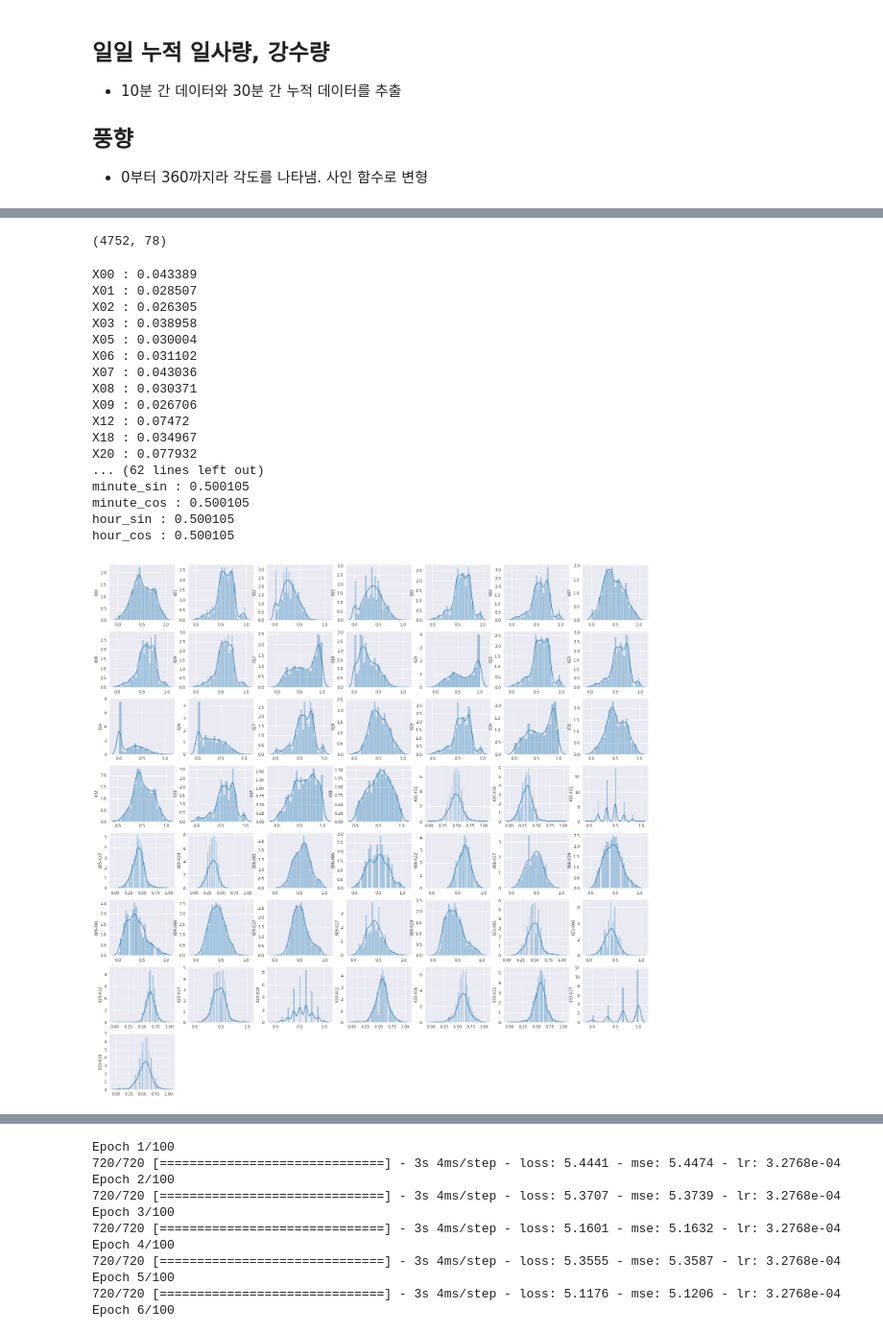
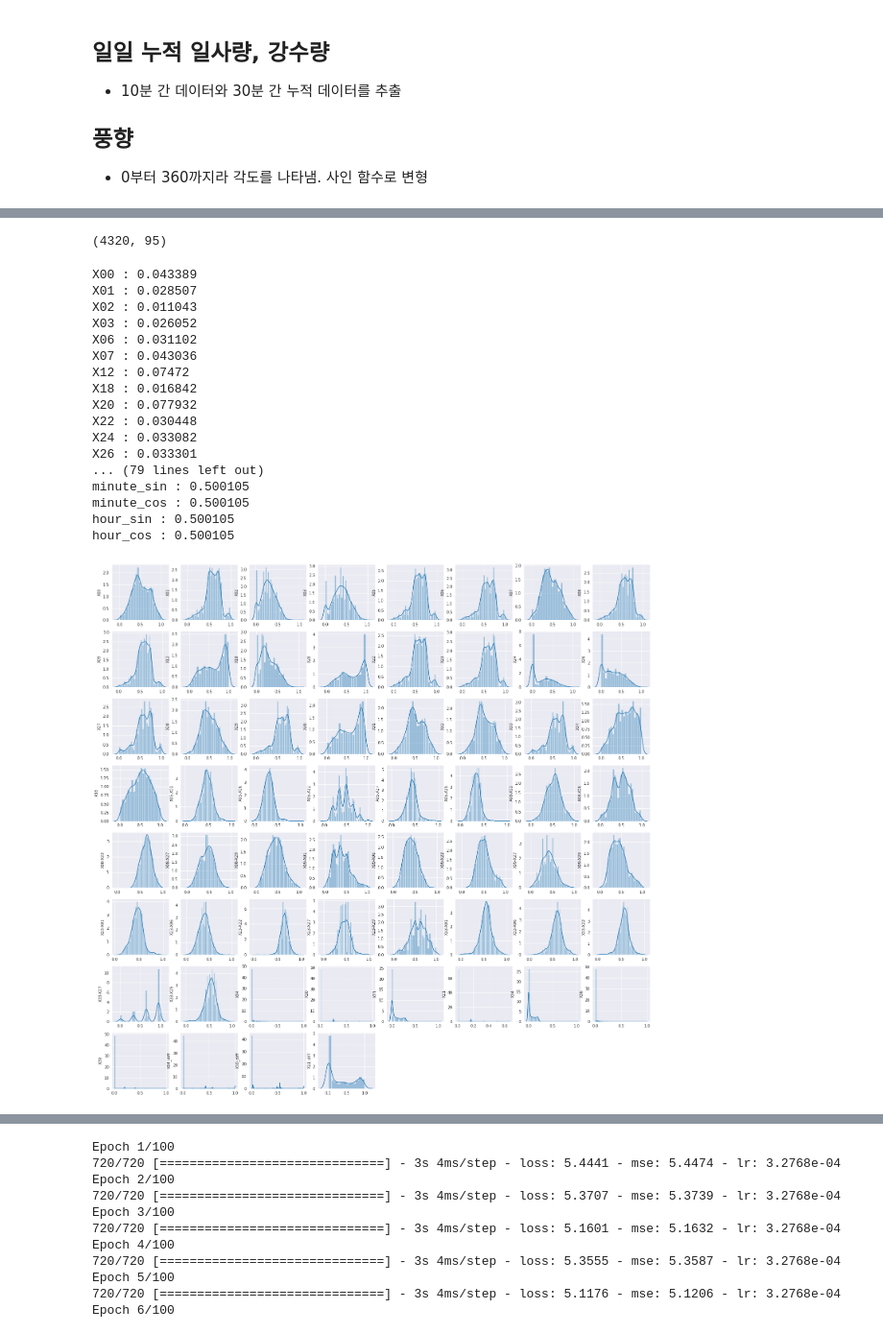
Before and after one commit to GyuYoungCho/machine_learning_Data_analysis, a Jupyter notebook: Dacon/temperture3.ipynb, the cells around one changed output, grey strips where cells are left out. Shown at 96% size. Cells and saved outputs as stored; diff of their text form; code cells hidden in the pictures.

```diff
--- a/Dacon/temperture3.ipynb
+++ b/Dacon/temperture3.ipynb
@@ -27,7 +27,6 @@ import matplotlib.pyplot as plt
 import numpy as np
 import seaborn as sns
 from sklearn.preprocessing import StandardScaler
-from sklearn.preprocessing import OneHotEncoder
 import lightgbm as lgb
 from sklearn.ensemble import RandomForestRegressor
 from sklearn.model_selection import cross_val_score
@@ -49,32 +48,38 @@ for col in df.columns:
   else:
     df[col] = df[col].astype(np.float32)
 
-df[["X02", "X03", "X18", "X24", "X26"]] = np.log(df[["X02", "X03", "X18", "X24", "X26"]]+2)
+# df[["X02", "X03", "X18", "X24", "X26"]] = np.log(df[["X02", "X03", "X18", "X24", "X26"]]+2)
 df_dew = df[["X05","X08","X09","X23","X33"]]
 df_dew1 = df[["X01","X06","X22","X27","X29"]]
 
 df_atm = pd.DataFrame()
 for col1 in df_dew.columns:
   for col2 in df_dew1.columns:
-    df[col1+"-"+col2] = df_dew[col1] - df_dew1[col2]
-# df.drop(df_dew.columns,axis=1,inplace=True)
+    df[col1+" / "+col2] = df_dew[col1] / df_dew1[col2]
+    df[col1+" - "+col2] = df_dew[col1] - df_dew1[col2]
+df["sea_press_mean"] = df_dew.mean(axis=1)
+df["sea_press_sd"] = df_dew.std(axis=1)
+df.drop(df_dew.columns,axis=1,inplace=True)
 # df.drop(df_dew1.columns,axis=1,inplace=True)
+
+near_zero_wind = np.array(df[df[["X02", "X03", "X18", "X24", "X26"]].sum(axis=1)<1].index)
 
 df_wind = pd.DataFrame()
 df_sun_rain = pd.DataFrame()
-df_wind[["X13_si","X15_si","X17_si","X25_si","X35_si"]] =  np.sin(np.pi*df[["X13","X15","X17","X25","X35"]]/360)
-df_wind[["X13_cos","X15_cos","X17_cos","X25_cos","X35_cos"]] =  np.cos(np.pi*df[["X13","X15","X17","X25","X35"]]/360)
+bins = [-0.1,90,180,270,360.1]
+cols = ["X13","X15","X17","X25","X35"]
+for i in cols:
+  df_wind[i] = pd.cut(df[i],bins,labels = [1,2,3,4])
+  df_wind[i] = df_wind[i].astype(np.int8)
+
+df_wind.loc[near_zero_wind,["X13","X15","X17","X25","X35"]] = 0
 df.drop(["X13","X15","X17","X25","X35"],axis=1, inplace=True)
+
 df_sun_rain[["X04","X10","X11","X21","X34","X36","X39"]] = df[["X04","X10","X11","X21","X34","X36","X39"]] - df[["X04","X10","X11","X21","X34","X36","X39"]].shift(1).fillna(0)
 df_sun_rain.loc[np.arange(0,df.shape[0],144),["X04","X10","X11","X21","X34","X36","X39"]] = 0
-df_sun_rain[["X04_diff","X10_diff","X11_diff","X21_diff","X34_diff","X36_diff","X39_diff"]] = df_sun_rain[["X04","X10","X11","X21","X34","X36","X39"]] + df_sun_rain[["X04","X10","X11","X21","X34","X36","X39"]].shift(1).fillna(0) + df_sun_rain[["X04","X10","X11","X21","X34","X36","X39"]].shift(2).fillna(0)
-df_sun_rain.loc[np.arange(0,df.shape[0],144),["X04_diff","X10_diff","X11_diff","X21_diff","X34_diff","X36_diff","X39_diff"]] = 0
-df_sun_rain.loc[np.arange(1,df.shape[0],144),["X04_diff","X10_diff","X11_diff","X21_diff","X34_diff","X36_diff","X39_diff"]] = 0
+df_sun_rain[["X04_diff","X10_diff","X11_diff","X21_diff","X34_diff","X36_diff","X39_diff"]] = df_sun_rain[["X04","X10","X11","X21","X34","X36","X39"]] + df_sun_rain[["X04","X10","X11","X21","X34","X36","X39"]].shift(1).fillna(0) +df_sun_rain[["X04","X10","X11","X21","X34","X36","X39"]].shift(1).fillna(2)
 
 df.drop(["X04","X10","X11","X21","X34","X36","X39"],axis=1, inplace=True)
-df_sun_rain[["X04", "X10", "X11", "X21", "X34","X36","X39"]] = np.log(df_sun_rain[["X04", "X10", "X11", "X21", "X34","X36","X39"]]+1000)
-df_sun_rain[["X04_diff", "X10_diff", "X11_diff", "X21_diff", "X34_diff","X36_diff","X39_diff"]] = np.log(df_sun_rain[["X04_diff", "X10_diff", "X11_diff", "X21_diff", "X34_diff","X36_diff","X39_diff"]]+1000)
-
 
 
 y_col = df.loc[:,"Y00":"Y18"].columns
@@ -84,7 +89,7 @@ df.drop(y_col,axis=1,inplace=True)
 
 minute = (df.id%144).astype(int)
 hour= pd.Series((df.index%144/6).astype(int))
-min_in_day = 24*6
+min_in_day = 144
 hour_in_day = 24
 
 minute_sin = np.sin(2*np.pi*minute/min_in_day)
@@ -95,7 +100,7 @@ hour_cos  = np.cos(2*np.pi*hour/hour_in_day)
 df_wind["minute_sin"], df_wind["minute_cos"],df_wind["hour_sin"],df_wind["hour_cos"] = minute_sin, minute_cos, hour_sin, hour_cos
 df = pd.concat([df,df_sun_rain,df_wind,df1],axis=1,sort=False)
 x_col = df.loc[:,"X00":"X39_diff"].columns
-x_col1 = df.loc[:,"X13_si":"hour_cos"].columns
+x_col1 = df.loc[:,"X13":"hour_cos"].columns
 y_col = df.loc[:,"Y00":"Y17"].columns
 train = df.iloc[:train.shape[0],:]
 test = df.iloc[train.shape[0]:,:]
@@ -183,24 +123,24 @@ X_train_sel
 # %%
 train1.shape
 # %% [output]
-(4752, 78)
+(4320, 95)
 # %%
 for column in train1.columns:
     print('{} : {}'.format(column,round(train1[column].var(),6),2))
 # %% [output]
 X00 : 0.043389
 X01 : 0.028507
-X02 : 0.026305
-X03 : 0.038958
-X05 : 0.030004
+X02 : 0.011043
+X03 : 0.026052
 X06 : 0.031102
 X07 : 0.043036
-X08 : 0.030371
-X09 : 0.026706
 X12 : 0.07472
-X18 : 0.034967
+X18 : 0.016842
 X20 : 0.077932
-... (62 lines left out)
+X22 : 0.030448
+X24 : 0.033082
+X26 : 0.033301
+... (79 lines left out)
 minute_sin : 0.500105
 minute_cos : 0.500105
 hour_sin : 0.500105
@@ -221,14 +161,14 @@ def convert_to_timeseries(df, interval):
 # %%
 sns.set_style("darkgrid")
 plt.figure(figsize=(25,25))
-for i, col in enumerate(train2.columns[:50]):
-    plt.subplot(8,7,i+1)
+for i, col in enumerate(train2.columns[:60]):
+    plt.subplot(8,8,i+1)
     sns.distplot(train2[col])
     plt.title("")
     plt.xlabel("")
     plt.ylabel(col)
 # %% [output]
-[figure, old version]
+[figure, new version]
 # %%
 import tensorflow.keras
 import tensorflow as tf
```
Also changed, not shown: parts of 12 cells of this notebook.
